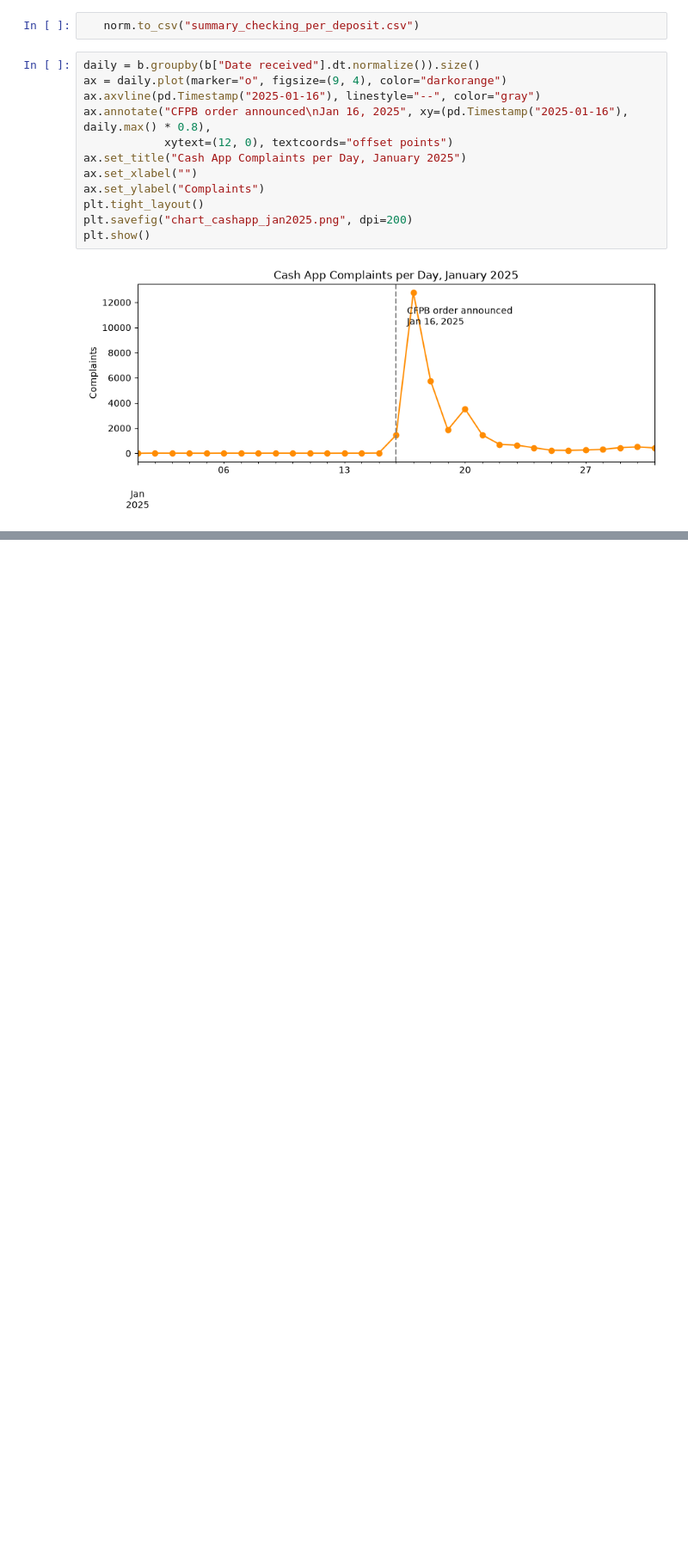
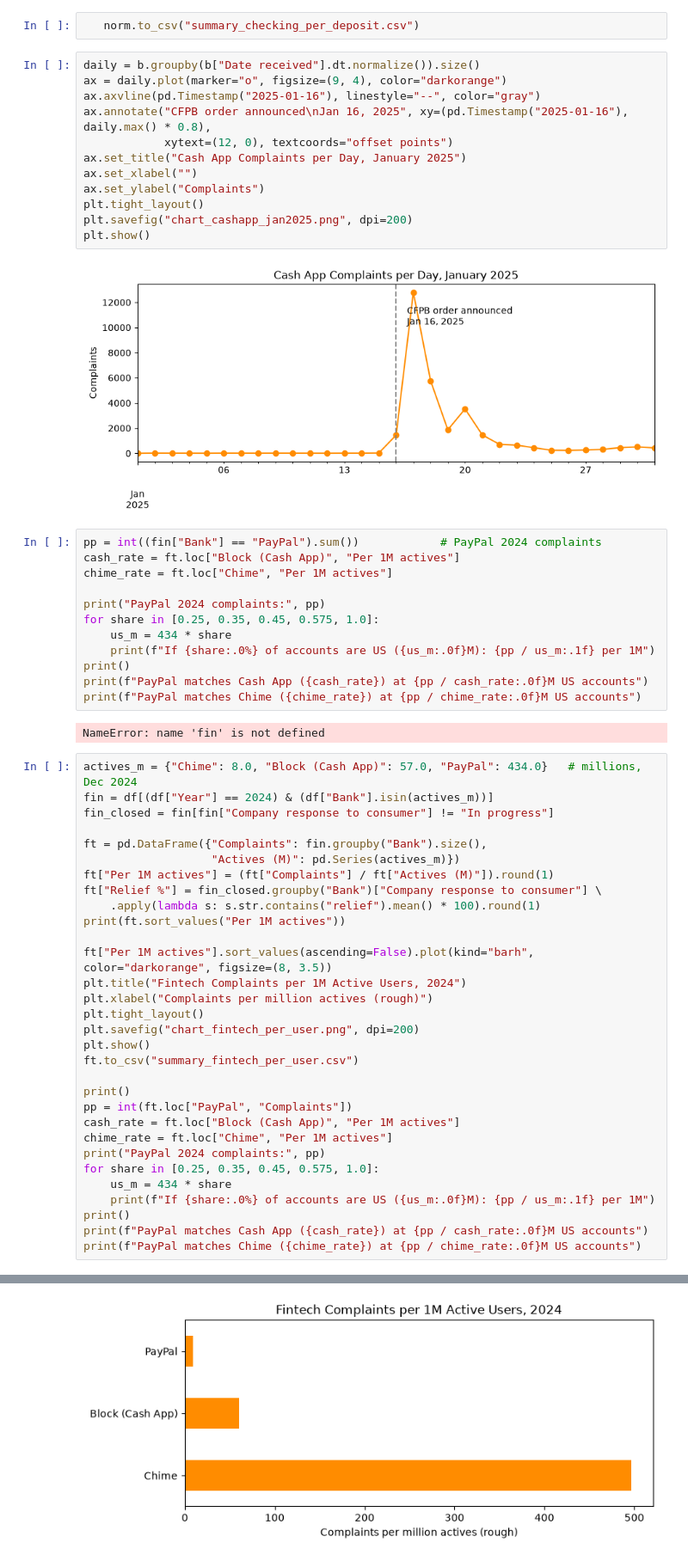
Before and after one commit to Robertthegreat12/bank-showdown, a Jupyter notebook: bank_showdown_analysis.ipynb, the cells around one changed output, grey strips where cells are left out. Shown at 86% size. Cells and saved outputs as stored; diff of their text form; blank space fills up the shorter version.

Commit message:
fintech comparison per active user
Compared Chime, Cash App, and PayPal on 2024 complaints per million active users, with a sensitivity check on PayPal's US account count.

```diff
--- a/bank_showdown_analysis.ipynb
+++ b/bank_showdown_analysis.ipynb
@@ -374,3 +374,49 @@ plt.savefig("chart_cashapp_jan2025.png", dpi=200)
 plt.show()
 # %% [output]
 [figure]
+# %%
+pp = int((fin["Bank"] == "PayPal").sum())            # PayPal 2024 complaints
+cash_rate = ft.loc["Block (Cash App)", "Per 1M actives"]
+chime_rate = ft.loc["Chime", "Per 1M actives"]
+
+print("PayPal 2024 complaints:", pp)
+for share in [0.25, 0.35, 0.45, 0.575, 1.0]:
+    us_m = 434 * share
+    print(f"If {share:.0%} of accounts are US ({us_m:.0f}M): {pp / us_m:.1f} per 1M")
+print()
+print(f"PayPal matches Cash App ({cash_rate}) at {pp / cash_rate:.0f}M US accounts")
+print(f"PayPal matches Chime ({chime_rate}) at {pp / chime_rate:.0f}M US accounts")
+# %% [output]
+NameError: name 'fin' is not defined
+# %%
+actives_m = {"Chime": 8.0, "Block (Cash App)": 57.0, "PayPal": 434.0}   # millions, Dec 2024
+fin = df[(df["Year"] == 2024) & (df["Bank"].isin(actives_m))]
+fin_closed = fin[fin["Company response to consumer"] != "In progress"]
+
+ft = pd.DataFrame({"Complaints": fin.groupby("Bank").size(),
+                   "Actives (M)": pd.Series(actives_m)})
+ft["Per 1M actives"] = (ft["Complaints"] / ft["Actives (M)"]).round(1)
+ft["Relief %"] = fin_closed.groupby("Bank")["Company response to consumer"] \
+    .apply(lambda s: s.str.contains("relief").mean() * 100).round(1)
+print(ft.sort_values("Per 1M actives"))
+
+ft["Per 1M actives"].sort_values(ascending=False).plot(kind="barh", color="darkorange", figsize=(8, 3.5))
+plt.title("Fintech Complaints per 1M Active Users, 2024")
+plt.xlabel("Complaints per million actives (rough)")
+plt.tight_layout()
+plt.savefig("chart_fintech_per_user.png", dpi=200)
+plt.show()
+ft.to_csv("summary_fintech_per_user.csv")
+
+print()
+pp = int(ft.loc["PayPal", "Complaints"])
+cash_rate = ft.loc["Block (Cash App)", "Per 1M actives"]
+chime_rate = ft.loc["Chime", "Per 1M actives"]
+print("PayPal 2024 complaints:", pp)
+for share in [0.25, 0.35, 0.45, 0.575, 1.0]:
+    us_m = 434 * share
+    print(f"If {share:.0%} of accounts are US ({us_m:.0f}M): {pp / us_m:.1f} per 1M")
+print()
+print(f"PayPal matches Cash App ({cash_rate}) at {pp / cash_rate:.0f}M US accounts")
+print(f"PayPal matches Chime ({chime_rate}) at {pp / chime_rate:.0f}M US accounts")
+# %% [output]
@@ -376,0 +427 @@ plt.show()
+[figure, added]
```
Also changed, not shown: parts of 2 cells of this notebook, 3 other files.
